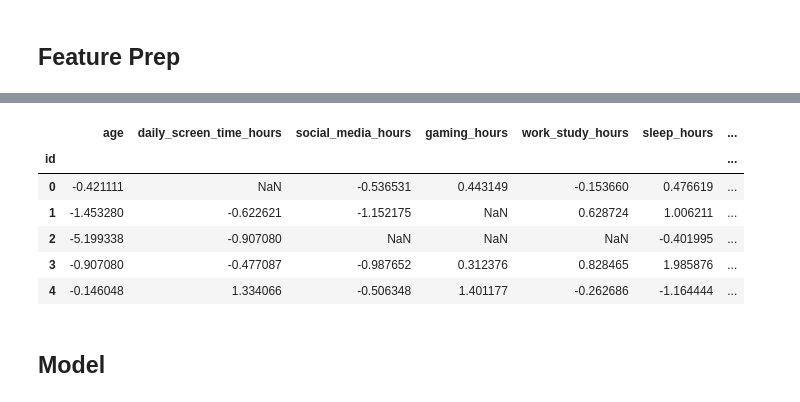
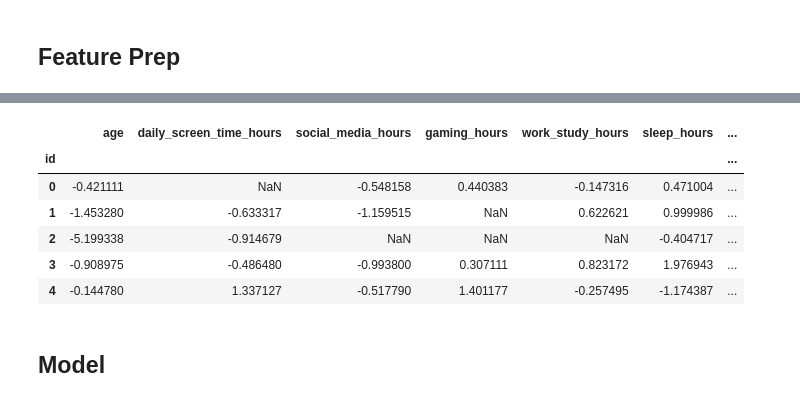
Before and after one commit to oivler/kaggle-smartphone-addiction, a Jupyter notebook: model.ipynb, the cells around one changed output, grey strips where cells are left out. Cells and saved outputs as stored; diff of their text form; code cells hidden in the pictures.

```diff
--- a/model.ipynb
+++ b/model.ipynb
@@ -201,6 +201,18 @@ target_corr.reindex(target_corr.abs().sort_values(ascending=False).index).to_fra
 ## Feature Prep
 # %%
 from sklearn.preprocessing import QuantileTransformer
+
+BIN_COLS = [
+    "daily_screen_time_hours",
+    "weekend_screen_time",
+    "social_media_hours",
+    "gaming_hours",
+    "work_study_hours",
+    "sleep_hours",
+    "notifications_per_day",
+    "app_opens_per_day",
+]
+N_BINS = 10
 
 def add_features(df: pd.DataFrame) -> pd.DataFrame:
     out = df.copy()
@@ -210,6 +222,9 @@ def add_features(df: pd.DataFrame) -> pd.DataFrame:
 
     out["missing_count"] = out[features].isna().sum(axis=1).astype(np.int8)
     out["missing_frac"] = out["missing_count"] / len(features)
+    out["miss_pattern"] = (
+        out[[f"{c}_isna" for c in features]].astype(str).agg("".join, axis=1)
+    )
 
     daily = out["daily_screen_time_hours"]
     weekend = out["weekend_screen_time"]
@@ -308,26 +323,42 @@ def add_regime_flags(df: pd.DataFrame, cuts: dict) -> pd.DataFrame:
 y = train[TARGET].astype(int)
 X = add_features(train[features])
 X_test = add_features(test[features])
-pool = pd.concat([X, X_test], axis=0)
 
 cuts = {
-    "daily_hi": float(pool["daily_screen_time_hours"].quantile(0.75)),
-    "daily_lo": float(pool["daily_screen_time_hours"].quantile(0.25)),
-    "weekend_hi": float(pool["weekend_screen_time"].quantile(0.75)),
-    "sleep_lo": float(pool["sleep_hours"].quantile(0.25)),
-    "notifs_hi": float(pool["notifications_per_day"].quantile(0.75)),
-    "notifs_lo": float(pool["notifications_per_day"].quantile(0.25)),
-    "opens_hi": float(pool["app_opens_per_day"].quantile(0.75)),
-    "opens_lo": float(pool["app_opens_per_day"].quantile(0.25)),
-    "social_hi": float(pool["social_media_hours"].quantile(0.75)),
-    "gaming_hi": float(pool["gaming_hours"].quantile(0.75)),
-    "work_hi": float(pool["work_study_hours"].quantile(0.75)),
-    "leisure_hi": float((pool["social_media_hours"] + pool["gaming_hours"]).quantile(0.75)),
+    "daily_hi": float(X["daily_screen_time_hours"].quantile(0.75)),
+    "daily_lo": float(X["daily_screen_time_hours"].quantile(0.25)),
+    "weekend_hi": float(X["weekend_screen_time"].quantile(0.75)),
+    "sleep_lo": float(X["sleep_hours"].quantile(0.25)),
+    "notifs_hi": float(X["notifications_per_day"].quantile(0.75)),
+    "notifs_lo": float(X["notifications_per_day"].quantile(0.25)),
+    "opens_hi": float(X["app_opens_per_day"].quantile(0.75)),
+    "opens_lo": float(X["app_opens_per_day"].quantile(0.25)),
+    "social_hi": float(X["social_media_hours"].quantile(0.75)),
+    "gaming_hi": float(X["gaming_hours"].quantile(0.75)),
+    "work_hi": float(X["work_study_hours"].quantile(0.75)),
+    "leisure_hi": float((X["social_media_hours"] + X["gaming_hours"]).quantile(0.75)),
 }
 X = add_regime_flags(X, cuts)
 X_test = add_regime_flags(X_test, cuts)
 
-for col in cat_cols:
+bin_edges = {}
+for col in BIN_COLS:
+    edges = np.unique(np.nanquantile(X[col].to_numpy(), np.linspace(0, 1, N_BINS + 1)))
+    if len(edges) < 3:
+        edges = np.array([-np.inf, np.inf])
+    bin_edges[col] = edges
+    X[f"{col}_bin"] = pd.cut(X[col], bins=edges, include_lowest=True, duplicates="drop").astype("string")
+    X_test[f"{col}_bin"] = pd.cut(
+        X_test[col], bins=edges, include_lowest=True, duplicates="drop"
+    ).astype("string")
+    X[f"{col}_bin"] = X[f"{col}_bin"].fillna("Missing")
+    X_test[f"{col}_bin"] = X_test[f"{col}_bin"].fillna("Missing")
+
+bin_cols = [f"{c}_bin" for c in BIN_COLS]
+extra_cats = ["miss_pattern"] + bin_cols
+all_cat_cols = list(dict.fromkeys(cat_cols + extra_cats))
+
+for col in all_cat_cols:
     cats = sorted({*(X[col].dropna().astype(str)), *(X_test[col].dropna().astype(str)), "Missing"})
     X[col] = pd.Categorical(X[col].astype("string").fillna("Missing"), categories=cats)
     X_test[col] = pd.Categorical(X_test[col].astype("string").fillna("Missing"), categories=cats)
@@ -335,31 +366,28 @@ for col in cat_cols:
 num_cols_x = [
     c
     for c in X.columns
-    if c not in cat_cols
+    if c not in all_cat_cols
     and not str(c).endswith("_isna")
     and c != "missing_count"
     and not str(c).startswith("reg_")
     and c != "regime_count"
 ]
 qt = QuantileTransformer(
-    n_quantiles=min(1000, len(X) + len(X_test)),
+    n_quantiles=min(1000, len(X)),
     output_distribution="normal",
-    subsample=min(200_000, len(X) + len(X_test)),
+    subsample=min(200_000, len(X)),
     random_state=42,
 )
-pool_num = pd.concat([X[num_cols_x], X_test[num_cols_x]], axis=0)
-med = pool_num.median()
-pool_filled = pool_num.fillna(med)
-qt.fit(pool_filled)
-X_q = pd.DataFrame(qt.transform(X[num_cols_x].fillna(med)), index=X.index, columns=num_cols_x)
-X_test_q = pd.DataFrame(
-    qt.transform(X_test[num_cols_x].fillna(med)), index=X_test.index, columns=num_cols_x
-)
+med = X[num_cols_x].median()
+X_num = X[num_cols_x].fillna(med)
+X_test_num = X_test[num_cols_x].fillna(med)
+X_q = pd.DataFrame(qt.fit_transform(X_num), index=X.index, columns=num_cols_x)
+X_test_q = pd.DataFrame(qt.transform(X_test_num), index=X_test.index, columns=num_cols_x)
 X_q[X[num_cols_x].isna()] = np.nan
 X_test_q[X_test[num_cols_x].isna()] = np.nan
 X[num_cols_x] = X_q
 X_test[num_cols_x] = X_test_q
 
-print(X.shape, X_test.shape, y.mean().round(4), "cuts from train+test")
+print(X.shape, X_test.shape, y.mean().round(4), "cats", len(all_cat_cols))
 X.head()
 # %% [output]
@@ -367,10 +395,10 @@ X.head()
 |  | age | daily_screen_time_hours | social_media_hours | gaming_hours | work_study_hours | sleep_hours | ... |
 | id |  |  |  |  |  |  | ... |
-| 0 | -0.421111 | NaN | -0.536531 | 0.443149 | -0.153660 | 0.476619 | ... |
-| 1 | -1.453280 | -0.622621 | -1.152175 | NaN | 0.628724 | 1.006211 | ... |
-| 2 | -5.199338 | -0.907080 | NaN | NaN | NaN | -0.401995 | ... |
-| 3 | -0.907080 | -0.477087 | -0.987652 | 0.312376 | 0.828465 | 1.985876 | ... |
-| 4 | -0.146048 | 1.334066 | -0.506348 | 1.401177 | -0.262686 | -1.164444 | ... |
+| 0 | -0.421111 | NaN | -0.548158 | 0.440383 | -0.147316 | 0.471004 | ... |
+| 1 | -1.453280 | -0.633317 | -1.159515 | NaN | 0.622621 | 0.999986 | ... |
+| 2 | -5.199338 | -0.914679 | NaN | NaN | NaN | -0.404717 | ... |
+| 3 | -0.908975 | -0.486480 | -0.993800 | 0.307111 | 0.823172 | 1.976943 | ... |
+| 4 | -0.144780 | 1.337127 | -0.517790 | 1.401177 | -0.257495 | -1.174387 | ... |
 # %% [markdown]
 ## Model
 # %%
```
Also changed, not shown: parts of 5 cells of this notebook.
